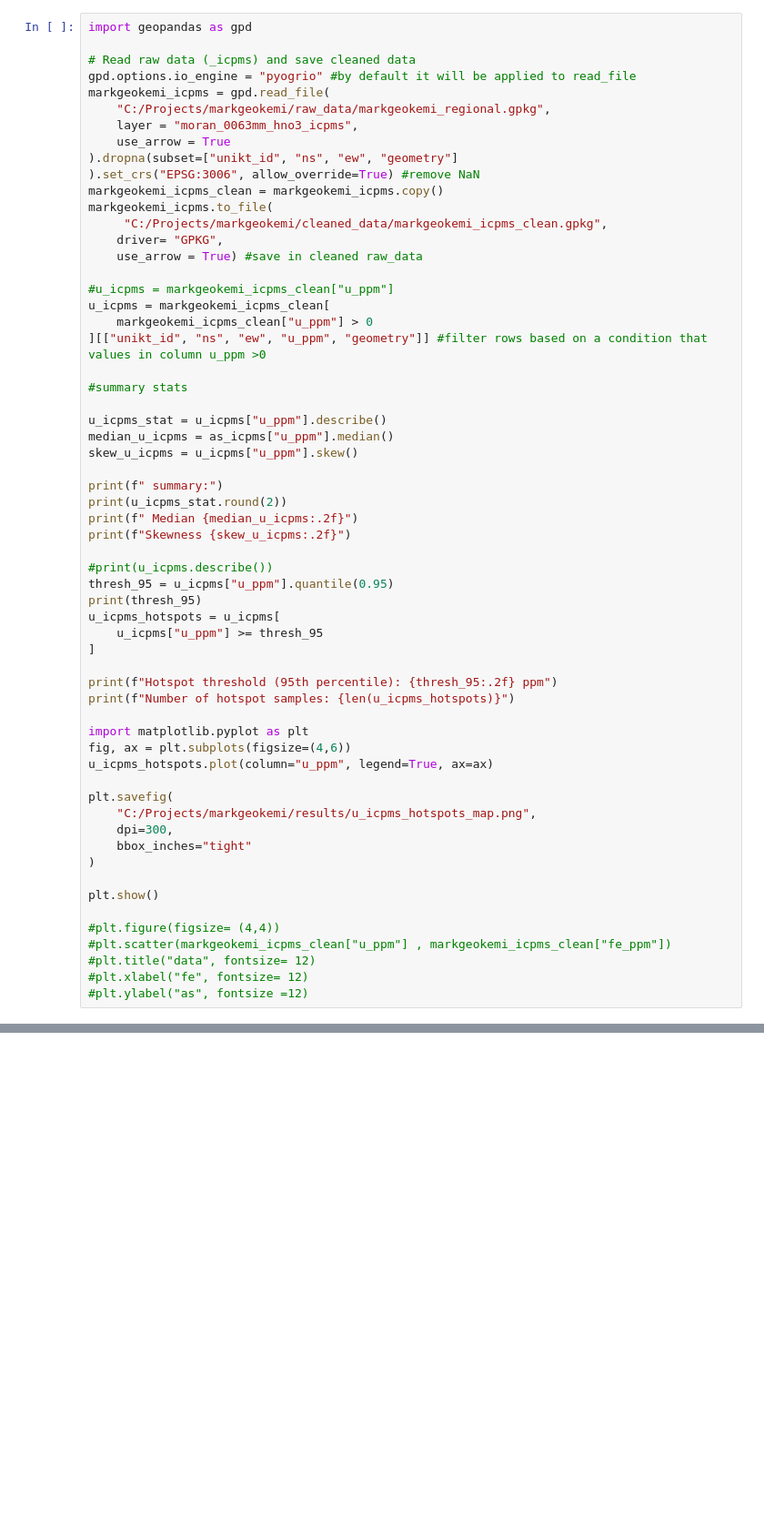
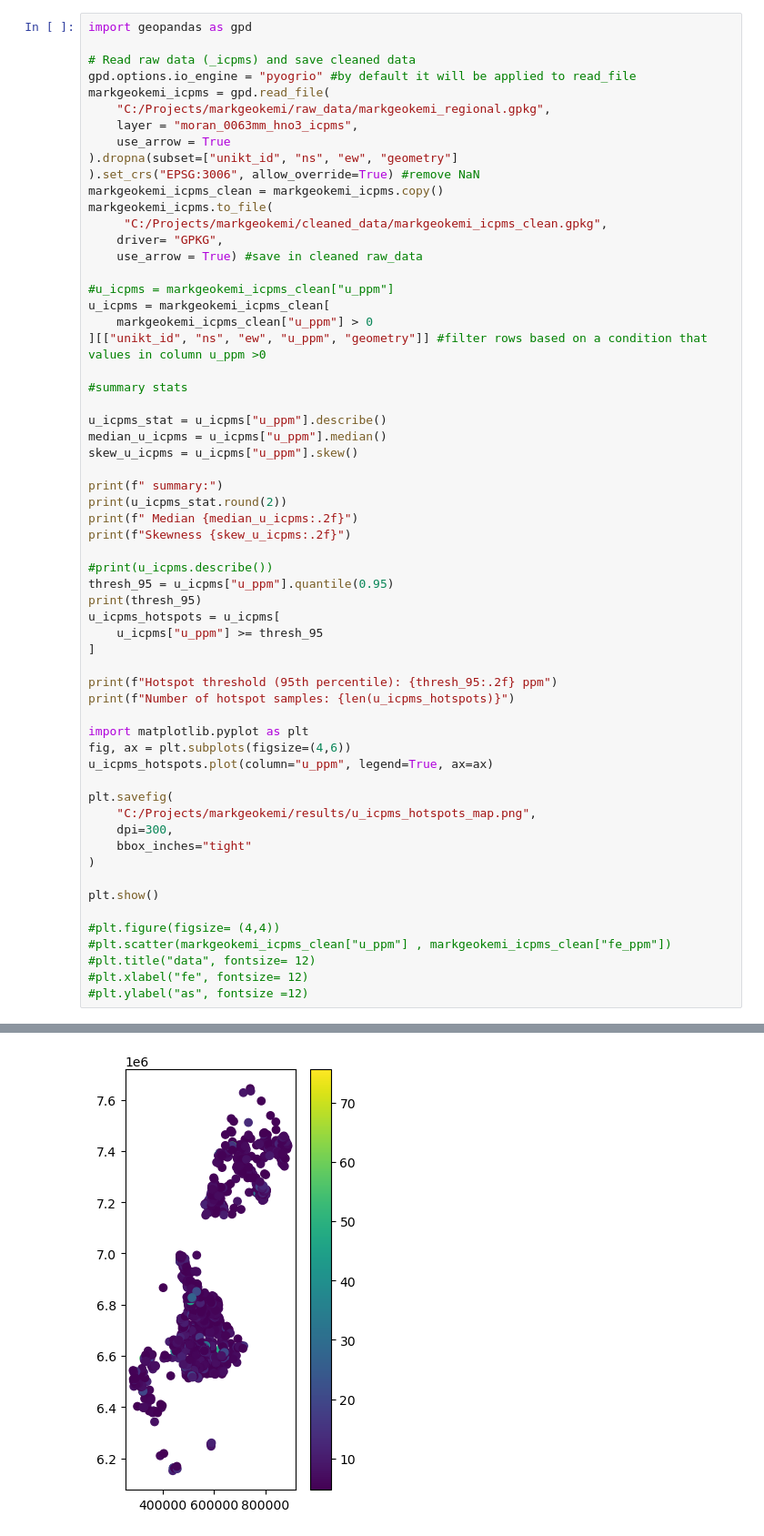
Before and after one commit to M-Tuy/markgeokemi, a Jupyter notebook: Uranium.ipynb, the cells around one changed output, grey strips where cells are left out. Shown at 91% size. Drawn from its saved outputs; the diff is of its cells as text; blank space fills up the shorter version.

```diff
--- a/Uranium.ipynb
+++ b/Uranium.ipynb
@@ -23,7 +23,7 @@ u_icpms = markgeokemi_icpms_clean[
 #summary stats
 
 u_icpms_stat = u_icpms["u_ppm"].describe()
-median_u_icpms = as_icpms["u_ppm"].median()
+median_u_icpms = u_icpms["u_ppm"].median()
 skew_u_icpms = u_icpms["u_ppm"].skew()
 
 print(f" summary:")
@@ -62,0 +77 @@ NameError: name 'as_icpms' is not defined
+[figure, added]
```
Also changed, not shown: parts of 1 cell of this notebook, 2 other files.
